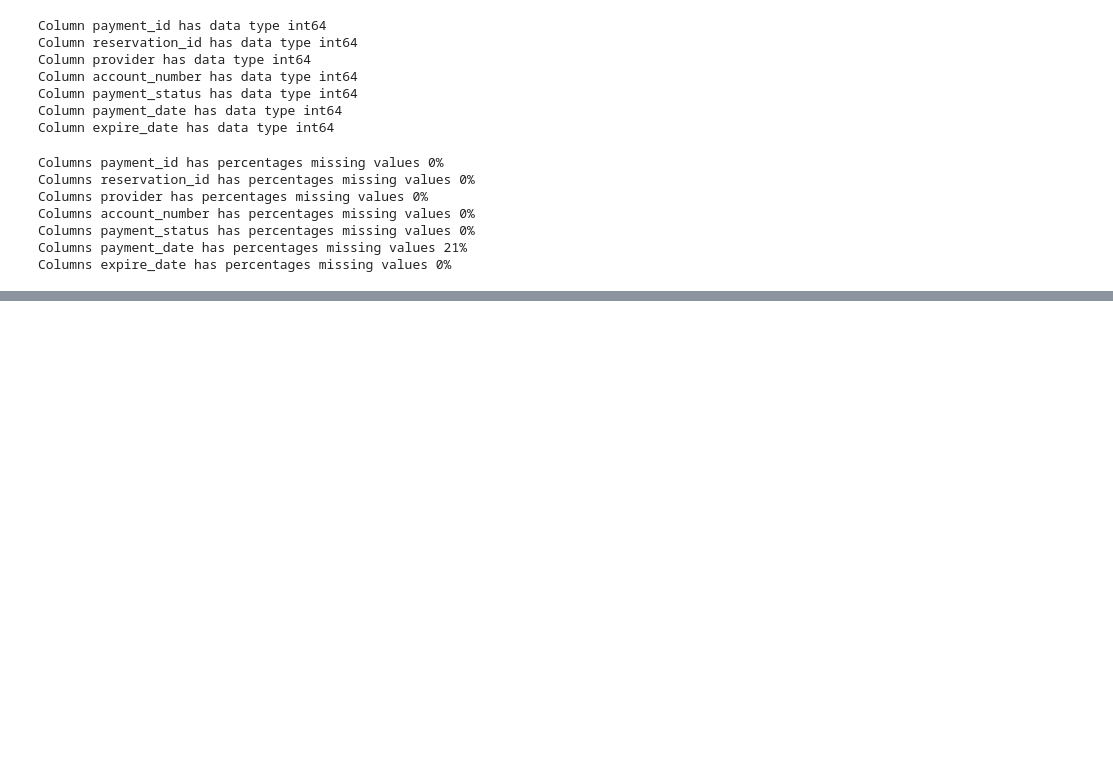
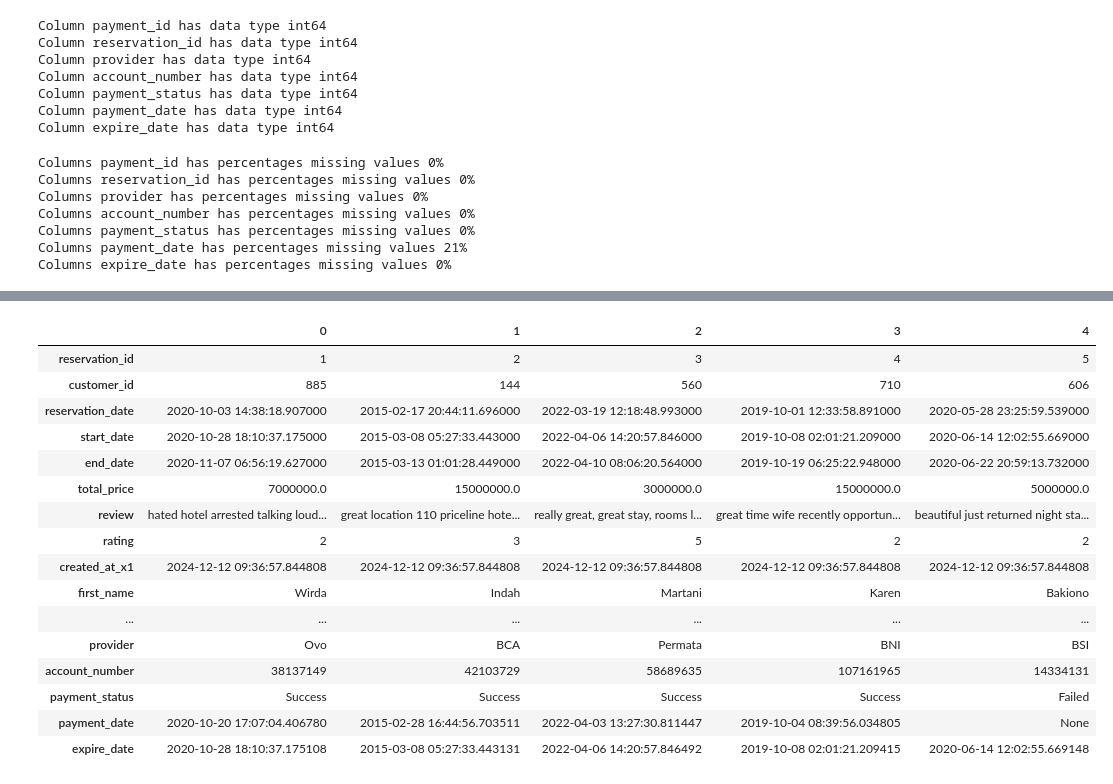
Before and after one commit to zulfaan/case-study-ETL-workflow_pacmann, a Jupyter notebook: case-study-ETL.ipynb, the cells around one changed output, grey strips where cells are left out. Cells and saved outputs as stored; diff of their text form; code cells hidden in the pictures; blank space fills up the shorter version.

```diff
--- a/case-study-ETL.ipynb
+++ b/case-study-ETL.ipynb
@@ -338,0 +389,22 @@ True
+# %%
+merge_data = pd.merge(merge_data, payment_df, on='reservation_id', how='left', suffixes=('_x2', '_y2'))
+# %%
+merge_data.head().T
+# %% [output]
+|  | 0 | 1 | 2 | 3 | 4 |
+| reservation_id | 1 | 2 | 3 | 4 | 5 |
+| customer_id | 885 | 144 | 560 | 710 | 606 |
+| reservation_date | 2020-10-03 14:38:18.907000 | 2015-02-17 20:44:11.696000 | 2022-03-19 12:18:48.993000 | 2019-10-01 12:33:58.891000 | 2020-05-28 23:25:59.539000 |
+| start_date | 2020-10-28 18:10:37.175000 | 2015-03-08 05:27:33.443000 | 2022-04-06 14:20:57.846000 | 2019-10-08 02:01:21.209000 | 2020-06-14 12:02:55.669000 |
+| end_date | 2020-11-07 06:56:19.627000 | 2015-03-13 01:01:28.449000 | 2022-04-10 08:06:20.564000 | 2019-10-19 06:25:22.948000 | 2020-06-22 20:59:13.732000 |
+| total_price | 7000000.0 | 15000000.0 | 3000000.0 | 15000000.0 | 5000000.0 |
+| review | hated hotel arrested talking loud... | great location 110 priceline hote... | really great, great stay, rooms l... | great time wife recently opportun... | beautiful just returned night sta... |
+| rating | 2 | 3 | 5 | 2 | 2 |
+| created_at_x1 | 2024-12-12 09:36:57.844808 | 2024-12-12 09:36:57.844808 | 2024-12-12 09:36:57.844808 | 2024-12-12 09:36:57.844808 | 2024-12-12 09:36:57.844808 |
+| first_name | Wirda | Indah | Martani | Karen | Bakiono |
+| ... | ... | ... | ... | ... | ... |
+| provider | Ovo | BCA | Permata | BNI | BSI |
+| account_number | 38137149 | 42103729 | 58689635 | 107161965 | 14334131 |
+| payment_status | Success | Success | Success | Success | Failed |
+| payment_date | 2020-10-20 17:07:04.406780 | 2015-02-28 16:44:56.703511 | 2022-04-03 13:27:30.811447 | 2019-10-04 08:39:56.034805 | None |
+| expire_date | 2020-10-28 18:10:37.175108 | 2015-03-08 05:27:33.443131 | 2022-04-06 14:20:57.846492 | 2019-10-08 02:01:21.209415 | 2020-06-14 12:02:55.669148 |
```
Also changed, not shown: parts of 14 cells of this notebook, 1 other file.
